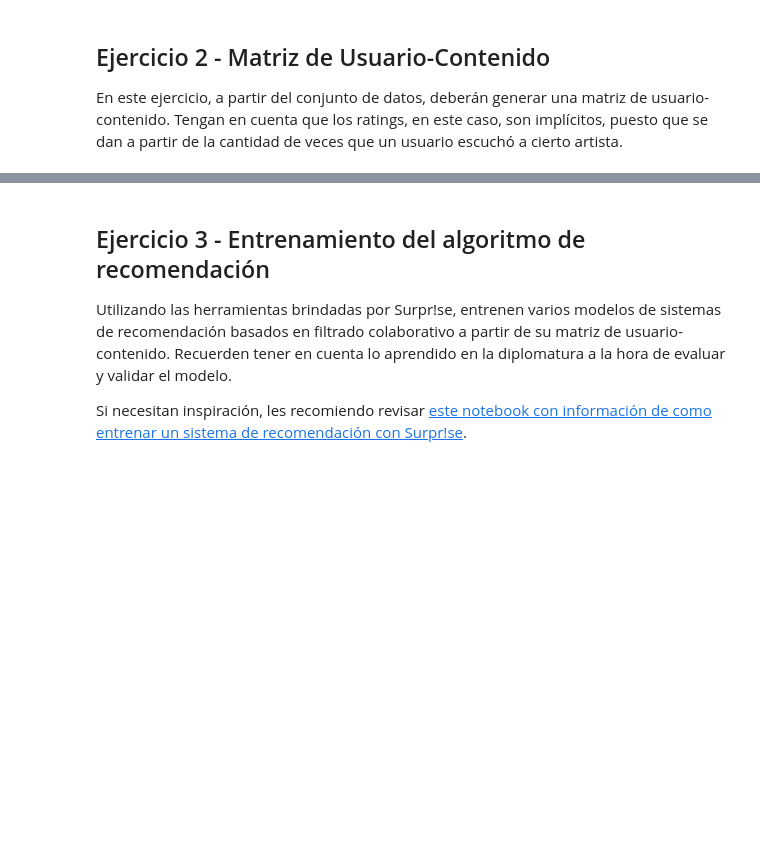
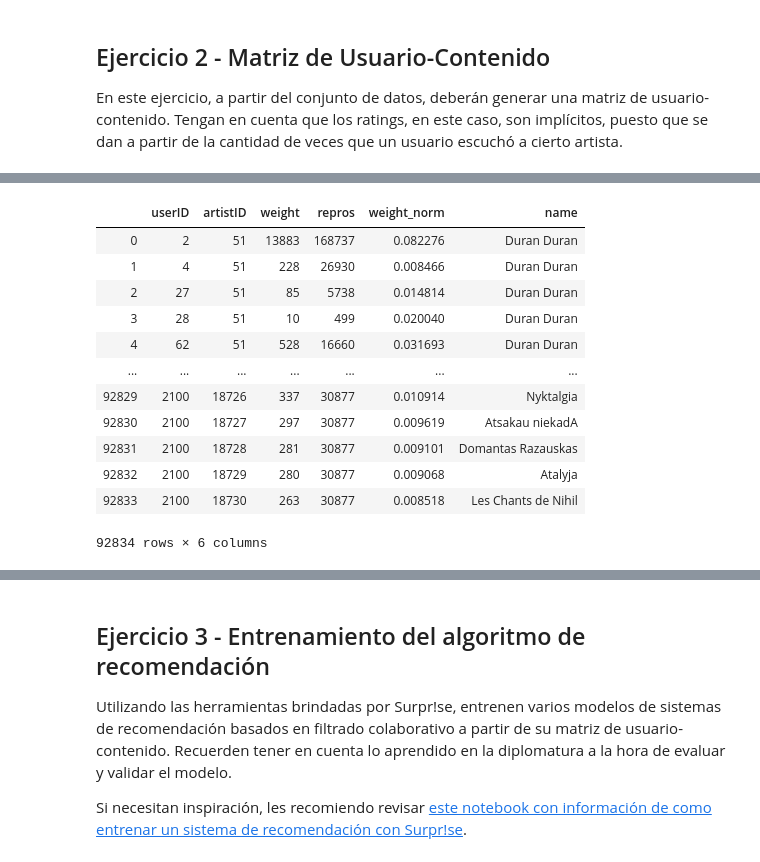
Before and after one commit to gianfrancob/PracticosOptativas, a Jupyter notebook: SistemasDeRecomendacion/practico_1.ipynb, the cells around one changed output, grey strips where cells are left out. Cells and saved outputs as stored; diff of their text form; code cells hidden in the pictures; blank space fills up the shorter version.

```diff
--- a/SistemasDeRecomendacion/practico_1.ipynb
+++ b/SistemasDeRecomendacion/practico_1.ipynb
@@ -106,0 +147,20 @@ En este ejercicio, a partir del conjunto de datos, deberán generar una matriz d
+# %%
+user_artist_plays_with_artistName = pd.merge(
+    left=user_artist_plays, right=artist_data[["id", "name"]],
+    left_on="artistID",     right_on="id")
+del user_artist_plays_with_artistName["id"]
+user_artist_plays_with_artistName
+# %% [output]
+|  | userID | artistID | weight | repros | weight_norm | name |
+| 0 | 2 | 51 | 13883 | 168737 | 0.082276 | Duran Duran |
+| 1 | 4 | 51 | 228 | 26930 | 0.008466 | Duran Duran |
+| 2 | 27 | 51 | 85 | 5738 | 0.014814 | Duran Duran |
+| 3 | 28 | 51 | 10 | 499 | 0.020040 | Duran Duran |
+| 4 | 62 | 51 | 528 | 16660 | 0.031693 | Duran Duran |
+| ... | ... | ... | ... | ... | ... | ... |
+| 92829 | 2100 | 18726 | 337 | 30877 | 0.010914 | Nyktalgia |
+| 92830 | 2100 | 18727 | 297 | 30877 | 0.009619 | Atsakau niekadA |
+| 92831 | 2100 | 18728 | 281 | 30877 | 0.009101 | Domantas Razauskas |
+| 92832 | 2100 | 18729 | 280 | 30877 | 0.009068 | Atalyja |
+| 92833 | 2100 | 18730 | 263 | 30877 | 0.008518 | Les Chants de Nihil |
+92834 rows × 6 columns
```
Also changed, not shown: parts of 11 cells of this notebook.
